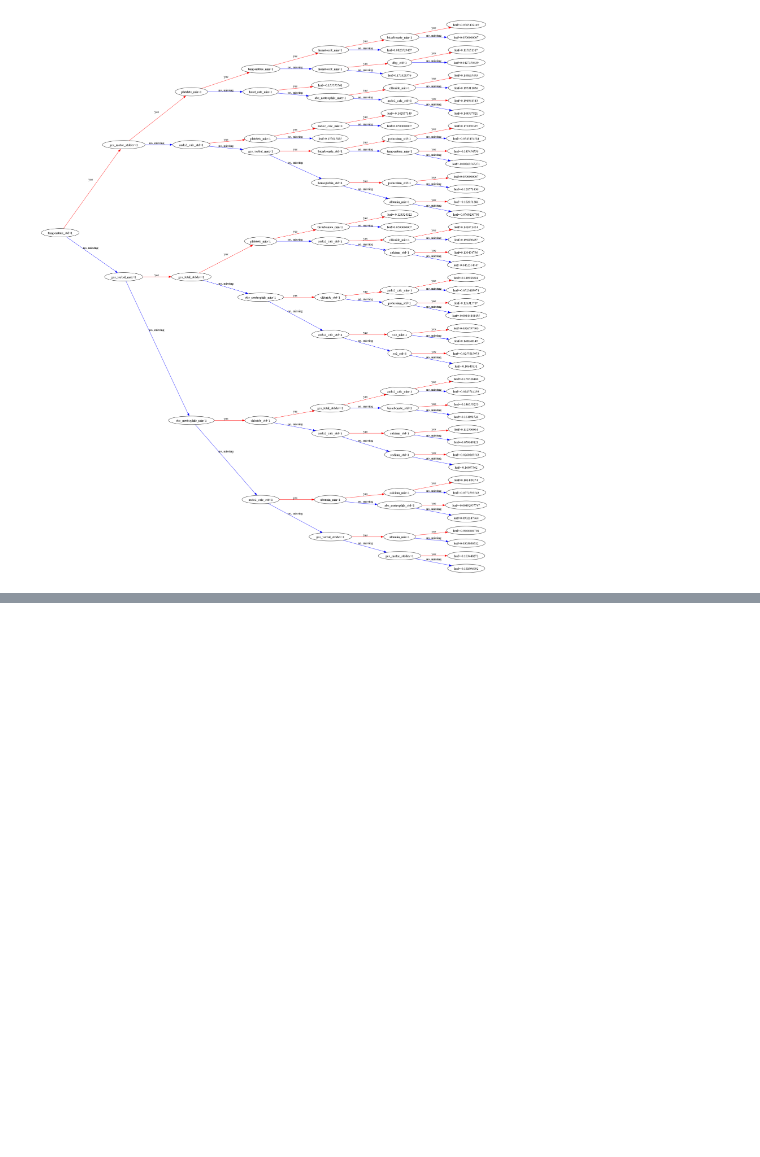
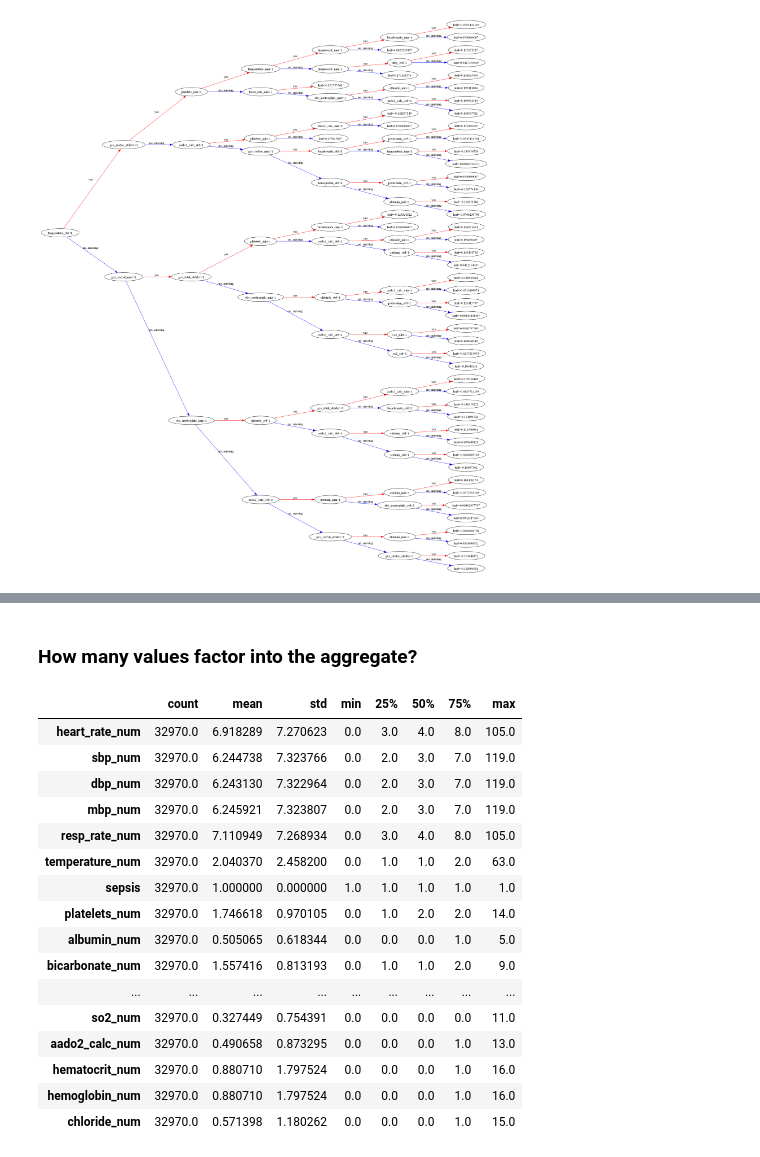
Before and after one commit to cdboer/kp-medizinische-informatik-ss23, a Jupyter notebook: ml/ml.ipynb, the cells around one changed output, grey strips where cells are left out. Saved outputs shown, nothing was run; the diff lists cells and outputs as text; code cells hidden in the pictures; blank space fills up the shorter version.

```diff
--- a/ml/ml.ipynb
+++ b/ml/ml.ipynb
@@ -575,0 +702,9 @@ Features in both top 20 sets:  {'gcs_eyes_stddev', 'abs_neutrophils_max', 'gcs_t
+# %% [markdown]
+### How many values factor into the aggregate?
+# %%
+# How many values factor into the aggregation functions (min, max, avg, stddev)?
+variable_counts = sql_to_df("./sql/variables_filtered_counts.sql")
+
+# Drop stay_id and subject_id columns, since they are not needed for the analysis
+if "stay_id" in variable_counts.columns and "subject_id" in variable_counts.columns:
+    variable_counts.drop(["stay_id", "subject_id"], axis=1, inplace=True)
@@ -575,0 +714,36 @@ Features in both top 20 sets:  {'gcs_eyes_stddev', 'abs_neutrophils_max', 'gcs_t
+# %%
+# Split variable counts by sepsis target (sepsis == 1, sepsis == 0)
+variable_counts_sepsis = variable_counts[variable_counts["sepsis"] == 1]
+variable_counts_not_sepsis = variable_counts[variable_counts["sepsis"] == 0]
+# %%
+# How many values factor into the aggregate (sepsis == 1)?
+variable_counts_sepsis.describe().T
+
+# We notice, that the number of measurements for each variable is lower for sepsis == 1 than for sepsis == 0.
+# With respect to the number of temperature values measured, the difference explains the gap in null values between sepsis == 1 and sepsis == 0.
+# As we use PostgreSQL's STDDEV function (wich is an alias for STDDEV_SAMP) the value for n smaller than 2 will result in a NULL value.
+# This is due to the fact, that the sample standard deviation is undefined for n < 2. (https://stackoverflow.com/a/11214835/9969134)
+# (divides by N - 1, which is 0 for n < 2)
+
+# Wiki: https://en.wikipedia.org/wiki/Standard_deviation#Estimation
+
+# NOTE: we could use the STDDEV_POP function instead, which is defined for n < 2. (divides by N, returns 0 for n = 0)
+# TODO: does this fix the underlying problem?
+# %% [output]
+|  | count | mean | std | min | 25% | 50% | 75% | max |
+| heart_rate_num | 32970.0 | 6.918289 | 7.270623 | 0.0 | 3.0 | 4.0 | 8.0 | 105.0 |
+| sbp_num | 32970.0 | 6.244738 | 7.323766 | 0.0 | 2.0 | 3.0 | 7.0 | 119.0 |
+| dbp_num | 32970.0 | 6.243130 | 7.322964 | 0.0 | 2.0 | 3.0 | 7.0 | 119.0 |
+| mbp_num | 32970.0 | 6.245921 | 7.323807 | 0.0 | 2.0 | 3.0 | 7.0 | 119.0 |
+| resp_rate_num | 32970.0 | 7.110949 | 7.268934 | 0.0 | 3.0 | 4.0 | 8.0 | 105.0 |
+| temperature_num | 32970.0 | 2.040370 | 2.458200 | 0.0 | 1.0 | 1.0 | 2.0 | 63.0 |
+| sepsis | 32970.0 | 1.000000 | 0.000000 | 1.0 | 1.0 | 1.0 | 1.0 | 1.0 |
+| platelets_num | 32970.0 | 1.746618 | 0.970105 | 0.0 | 1.0 | 2.0 | 2.0 | 14.0 |
+| albumin_num | 32970.0 | 0.505065 | 0.618344 | 0.0 | 0.0 | 0.0 | 1.0 | 5.0 |
+| bicarbonate_num | 32970.0 | 1.557416 | 0.813193 | 0.0 | 1.0 | 1.0 | 2.0 | 9.0 |
+| ... | ... | ... | ... | ... | ... | ... | ... | ... |
+| so2_num | 32970.0 | 0.327449 | 0.754391 | 0.0 | 0.0 | 0.0 | 0.0 | 11.0 |
+| aado2_calc_num | 32970.0 | 0.490658 | 0.873295 | 0.0 | 0.0 | 0.0 | 1.0 | 13.0 |
+| hematocrit_num | 32970.0 | 0.880710 | 1.797524 | 0.0 | 0.0 | 0.0 | 1.0 | 16.0 |
+| hemoglobin_num | 32970.0 | 0.880710 | 1.797524 | 0.0 | 0.0 | 0.0 | 1.0 | 16.0 |
+| chloride_num | 32970.0 | 0.571398 | 1.180262 | 0.0 | 0.0 | 0.0 | 1.0 | 15.0 |
```
Also changed, not shown: parts of 10 cells of this notebook, 1 other file.
